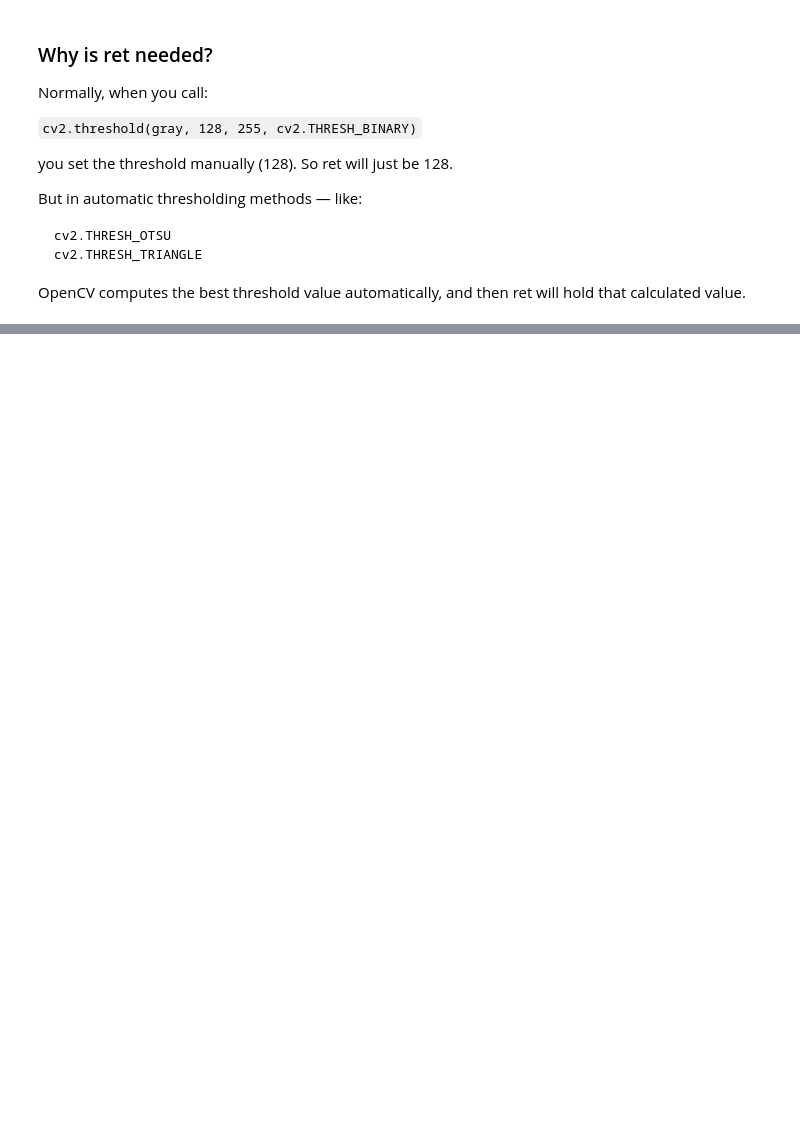
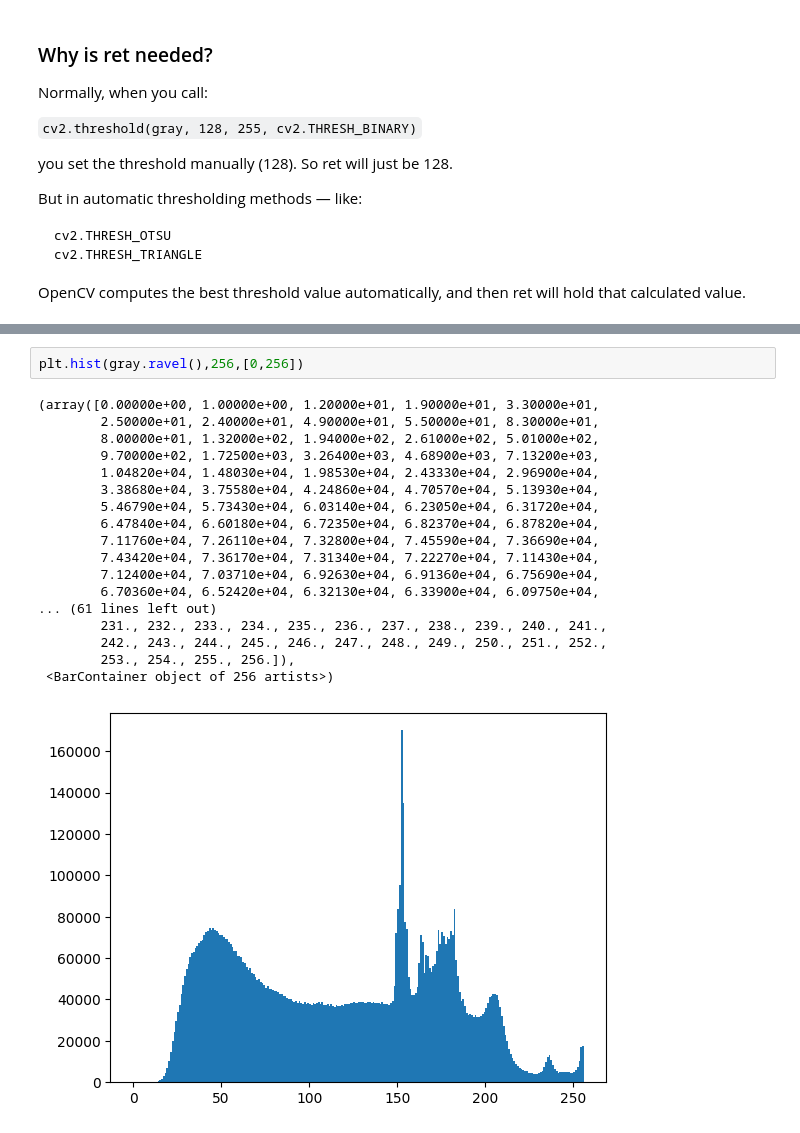
Before and after one commit to anurag2506/pytorch_implementations, a Jupyter notebook: opencv/filters/binary_threshold.ipynb, the cells around one changed output, grey strips where cells are left out. Drawn from its saved outputs; the diff is of its cells as text; blank space fills up the shorter version.

```diff
--- a/opencv/filters/binary_threshold.ipynb
+++ b/opencv/filters/binary_threshold.ipynb
@@ -57,0 +107,21 @@ and then ret will hold that calculated value.
+# %%
+plt.hist(gray.ravel(),256,[0,256])
+# %% [output]
+(array([0.00000e+00, 1.00000e+00, 1.20000e+01, 1.90000e+01, 3.30000e+01,
+        2.50000e+01, 2.40000e+01, 4.90000e+01, 5.50000e+01, 8.30000e+01,
+        8.00000e+01, 1.32000e+02, 1.94000e+02, 2.61000e+02, 5.01000e+02,
+        9.70000e+02, 1.72500e+03, 3.26400e+03, 4.68900e+03, 7.13200e+03,
+        1.04820e+04, 1.48030e+04, 1.98530e+04, 2.43330e+04, 2.96900e+04,
+        3.38680e+04, 3.75580e+04, 4.24860e+04, 4.70570e+04, 5.13930e+04,
+        5.46790e+04, 5.73430e+04, 6.03140e+04, 6.23050e+04, 6.31720e+04,
+        6.47840e+04, 6.60180e+04, 6.72350e+04, 6.82370e+04, 6.87820e+04,
+        7.11760e+04, 7.26110e+04, 7.32800e+04, 7.45590e+04, 7.36690e+04,
+        7.43420e+04, 7.36170e+04, 7.31340e+04, 7.22270e+04, 7.11430e+04,
+        7.12400e+04, 7.03710e+04, 6.92630e+04, 6.91360e+04, 6.75690e+04,
+        6.70360e+04, 6.52420e+04, 6.32130e+04, 6.33900e+04, 6.09750e+04,
+... (61 lines left out)
+        231., 232., 233., 234., 235., 236., 237., 238., 239., 240., 241.,
+        242., 243., 244., 245., 246., 247., 248., 249., 250., 251., 252.,
+        253., 254., 255., 256.]),
+ <BarContainer object of 256 artists>)
+[figure, added]
```
Also changed, not shown: parts of 7 cells of this notebook, 5 other files.
